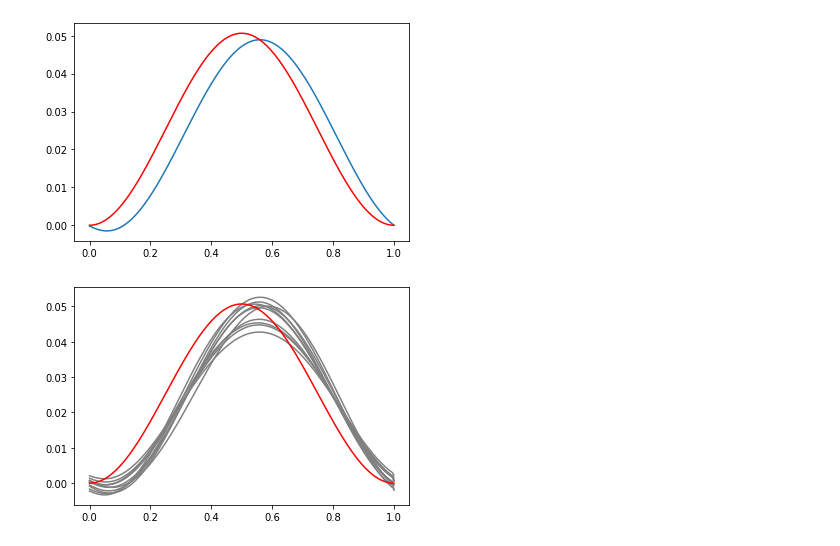
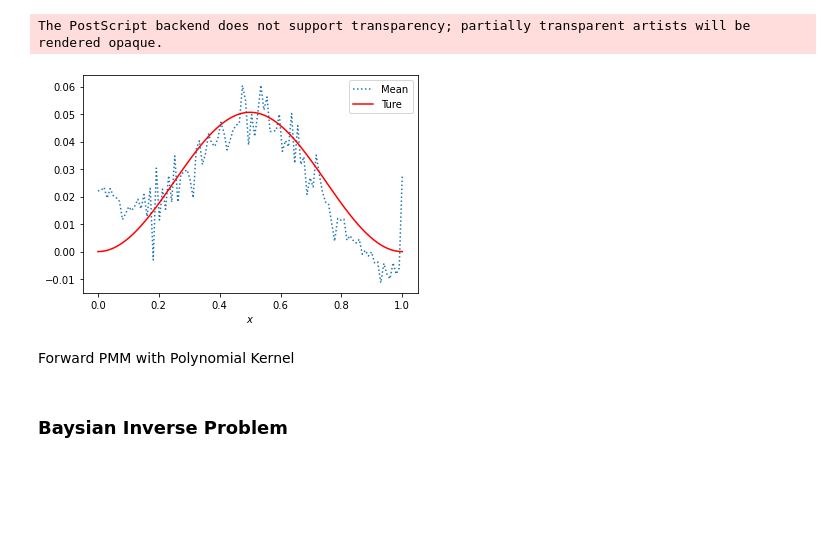
Before and after one commit to MrzLen/MSc_Thesis, a Jupyter notebook: poisson.ipynb, the cells around one changed output. Drawn from its saved outputs; the diff is of its cells as text; code cells hidden in the pictures; blank space fills up the shorter version.

```diff
--- a/poisson.ipynb
+++ b/poisson.ipynb
@@ -61,0 +119,13 @@ plt.show()
+# %%
+mean3, var3 = poisson.posterior(X, 25, 2)
+
+plt.plot(np.linspace(0, 1,  N),  mean3,  linestyle = 'dotted')
+plt.plot(np.linspace(0, 1, N), real_u(np.linspace(0, 1, N)), color = 'r')
+plt.xlabel(r'$x$')
+plt.legend(['Mean', 'Ture'])
+plt.savefig('overfitting.eps', format='eps')
+# %% [output]
+The PostScript backend does not support transparency; partially transparent artists will be rendered opaque.
+[figure, added]
+# %% [markdown]
+Forward PMM with Polynomial Kernel
@@ -62,15 +157,12 @@ plt.show()
 # %%
+'''
 mean2, var2 = poisson.posterior(X, 16, 2)
 
-plt.plot(np.linspace(0, 1,  N),  mean2)
+plt.plot(np.linspace(0, 1,  N),  mean2,  linestyle = 'dotted')
 plt.plot(np.linspace(0, 1, N), real_u(np.linspace(0, 1, N)), color = 'r')
-plt.show()
+plt.xlabel(r'$x$')
+plt.legend(['Mean', 'Samples'])
+plt.savefig('3.eps', format='eps')
+'''
-# %% [output]
-[figure, removed]
-# %%
-sample = np.random.multivariate_normal(mean2, var2, size=10)
-plt.plot(np.linspace(0, 1, N),  sample.T, color = 'grey')
-plt.plot(np.linspace(0, 1, N), real_u(np.linspace(0, 1, N)), color = 'r')
-plt.show()
-# %% [output]
-[figure, removed]
+# %% [markdown]
+### Baysian Inverse Problem
```
Also changed, not shown: parts of 19 cells of this notebook, 10 other files.
